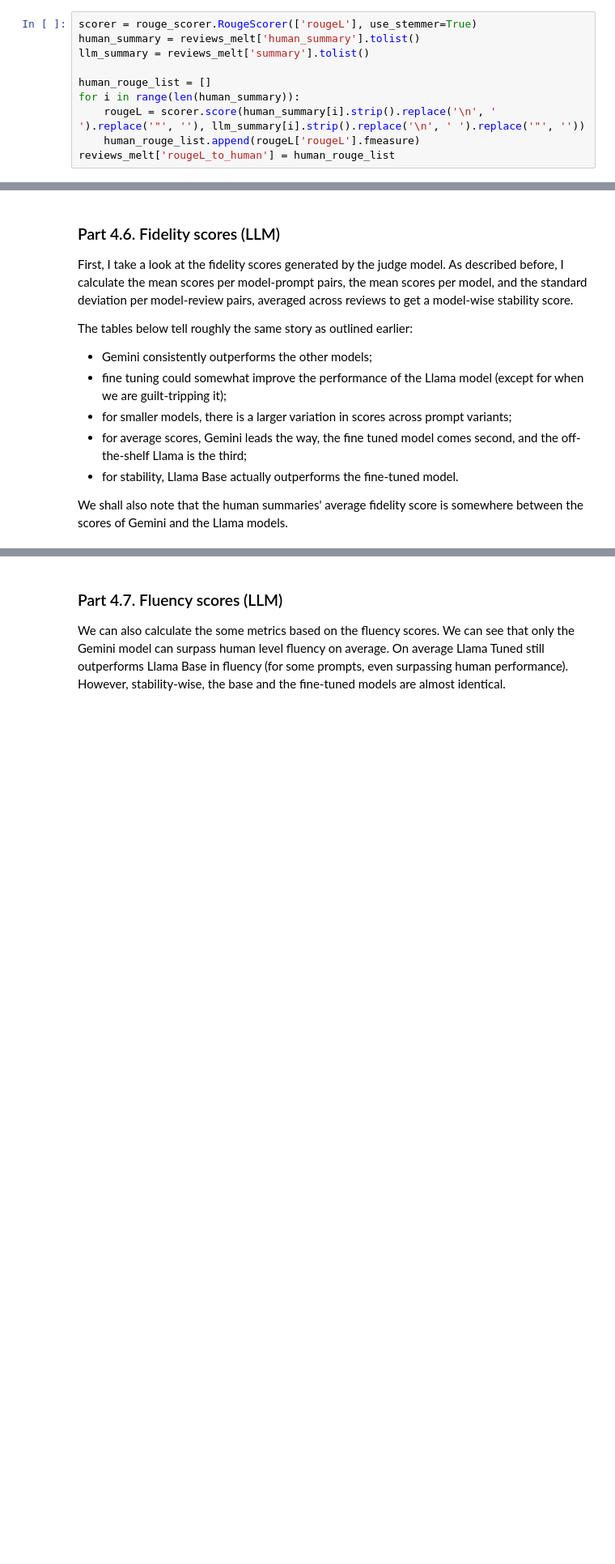
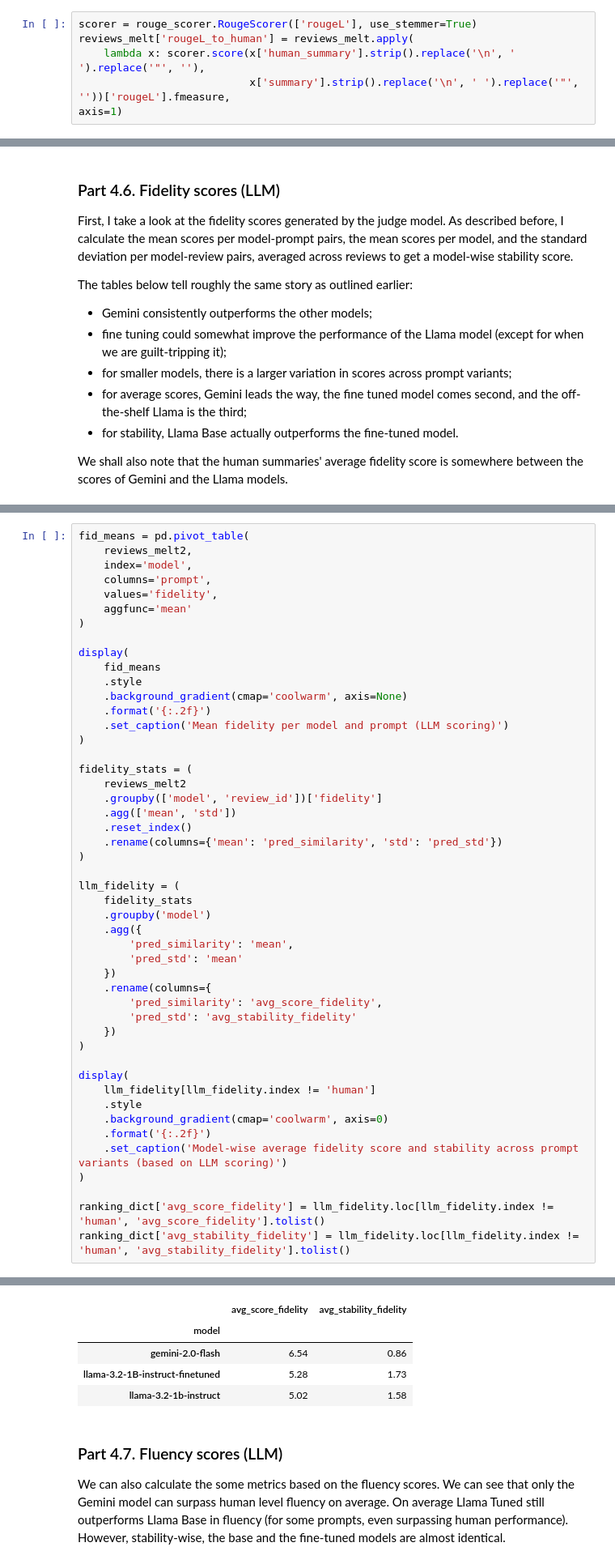
Before and after one commit to marton-nagy-marton/Data-Science-2, a Jupyter notebook: MartonNagy_DS2_FinalAssignment.ipynb, the cells around one changed output, grey strips where cells are left out. Shown at 81% size. Cells and saved outputs as stored; diff of their text form; blank space fills up the shorter version.

Commit message:
Code refactoring & and stability score calculation fix

```diff
--- a/MartonNagy_DS2_FinalAssignment.ipynb
+++ b/MartonNagy_DS2_FinalAssignment.ipynb
@@ -436,14 +428,10 @@ Model-wise average consistency and stability across prompt variants (based on SB
 Now, let's repeat the above two logical steps, but using the ROUGE-L scores. First, I again score all summaries compared to the human labels.
 # %%
 scorer = rouge_scorer.RougeScorer(['rougeL'], use_stemmer=True)
-human_summary = reviews_melt['human_summary'].tolist()
-llm_summary = reviews_melt['summary'].tolist()
-
-human_rouge_list = []
-for i in range(len(human_summary)):
-    rougeL = scorer.score(human_summary[i].strip().replace('\n', ' ').replace('"', ''), llm_summary[i].strip().replace('\n', ' ').replace('"', ''))
-    human_rouge_list.append(rougeL['rougeL'].fmeasure)
-reviews_melt['rougeL_to_human'] = human_rouge_list
+reviews_melt['rougeL_to_human'] = reviews_melt.apply(
+    lambda x: scorer.score(x['human_summary'].strip().replace('\n', ' ').replace('"', ''),
+                           x['summary'].strip().replace('\n', ' ').replace('"', ''))['rougeL'].fmeasure,
+axis=1)
 # %% [markdown]
 Based on these, we can observe that on average Gemini again outperforms the smaller models. Importantly, however, the performance of the fine-tuned model reaches or even surpasses that of Gemini for certain prompts. The Llama Base model on the other hand performs much lower than the fine-tuned model. Overall, the fine-tuned model has more consistent answers as the base one (the summaries are closer to the human label), but there is a higher variation in closeness. Gemini leads the way in both consistency and stability though.
 # %%
@@ -748,0 +674,49 @@ Model-wise average fidelity score and stability across prompt variants (based on
+# %%
+fid_means = pd.pivot_table(
+    reviews_melt2,
+    index='model',
+    columns='prompt',
+    values='fidelity',
+    aggfunc='mean'
+)
+
+display(
+    fid_means
+    .style
+    .background_gradient(cmap='coolwarm', axis=None)
+    .format('{:.2f}')
+    .set_caption('Mean fidelity per model and prompt (LLM scoring)')
+)
+
+fidelity_stats = (
+    reviews_melt2
+    .groupby(['model', 'review_id'])['fidelity']
+    .agg(['mean', 'std'])
+    .reset_index()
+    .rename(columns={'mean': 'pred_similarity', 'std': 'pred_std'})
+)
+
+llm_fidelity = (
+    fidelity_stats
+    .groupby('model')
+    .agg({
+        'pred_similarity': 'mean',
+        'pred_std': 'mean'
+    })
+    .rename(columns={
+        'pred_similarity': 'avg_score_fidelity',
+        'pred_std': 'avg_stability_fidelity'
+    })
+)
+
+display(
+    llm_fidelity[llm_fidelity.index != 'human']
+    .style
+    .background_gradient(cmap='coolwarm', axis=0)
+    .format('{:.2f}')
+    .set_caption('Model-wise average fidelity score and stability across prompt variants (based on LLM scoring)')
+)
+
+ranking_dict['avg_score_fidelity'] = llm_fidelity.loc[llm_fidelity.index != 'human', 'avg_score_fidelity'].tolist()
+ranking_dict['avg_stability_fidelity'] = llm_fidelity.loc[llm_fidelity.index != 'human', 'avg_stability_fidelity'].tolist()
+# %% [output]
@@ -749,3 +731,8 @@ Model-wise average fidelity score and stability across prompt variants (based on
+|  | avg_score_fidelity | avg_stability_fidelity |
+| model |  |  |
+| gemini-2.0-flash | 6.54 | 0.86 |
+| llama-3.2-1B-instruct-finetuned | 5.28 | 1.73 |
+| llama-3.2-1b-instruct | 5.02 | 1.58 |
 # %% [markdown]
 ### Part 4.7. Fluency scores (LLM)
 
```
Also changed, not shown: parts of 21 cells of this notebook, 1 other file.
